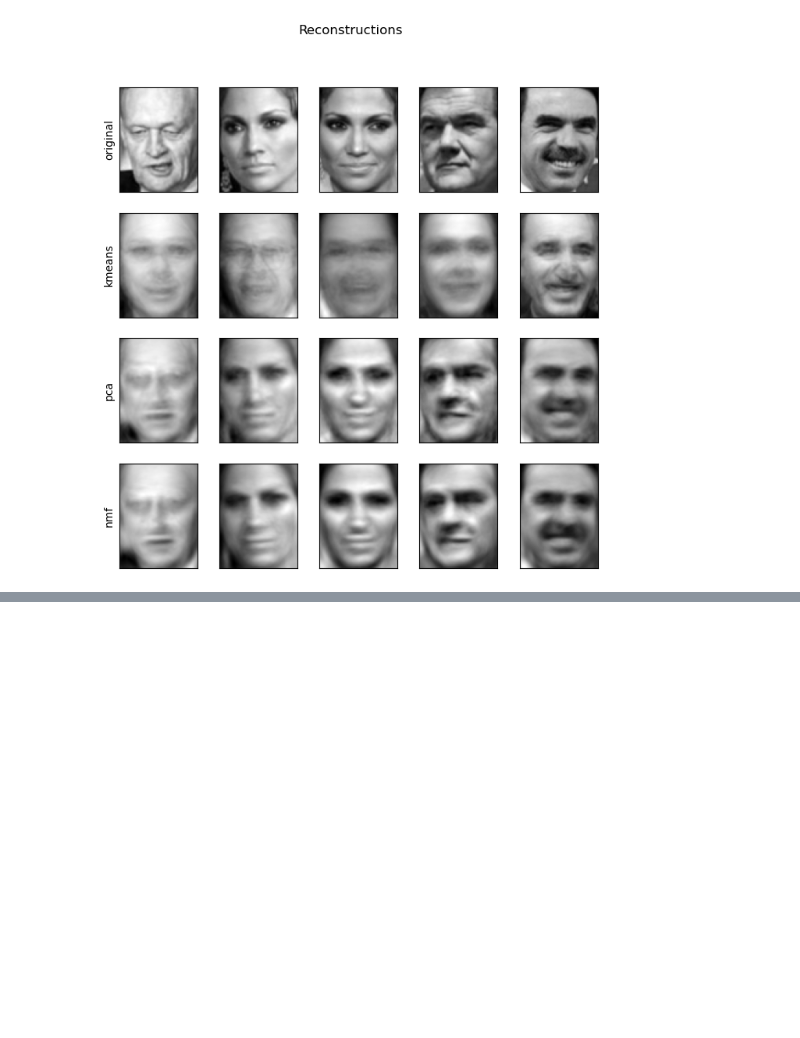
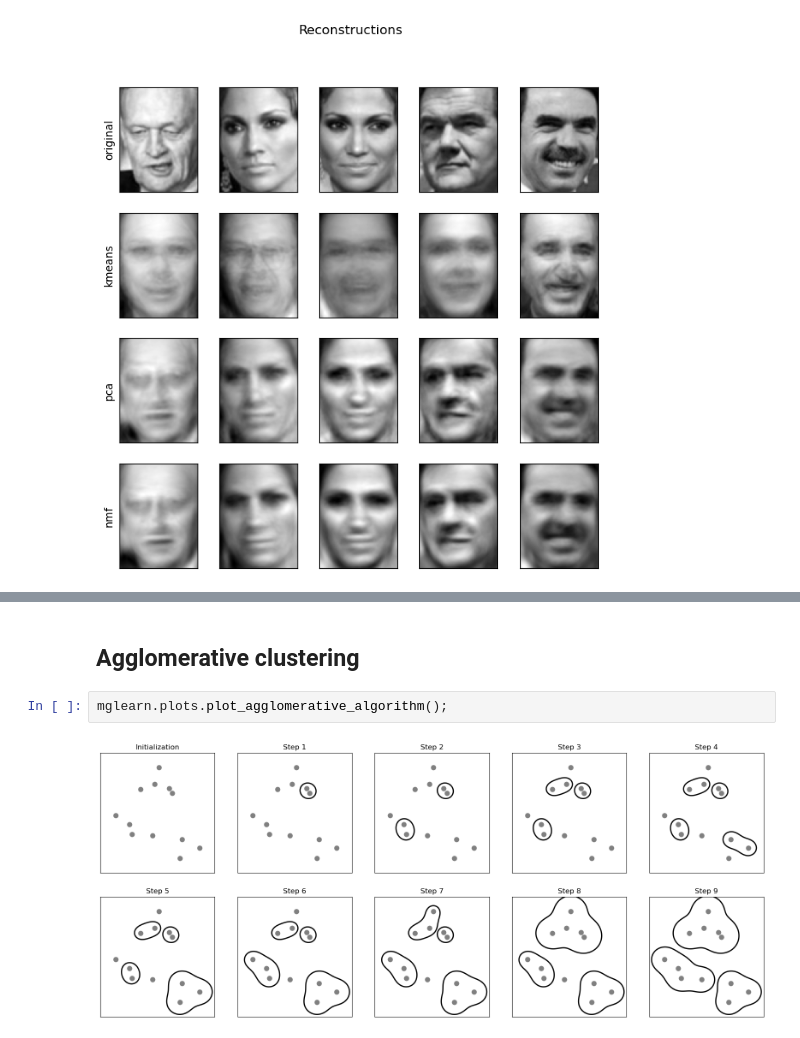
Before and after one commit to WilcoJohn/Progress-ML, a Jupyter notebook: CHP3-UnsupLearning&Preproc/3.2 Vector quantization.ipynb, the cells around one changed output, grey strips where cells are left out. Cells and saved outputs as stored; diff of their text form; blank space fills up the shorter version.

```diff
--- a/CHP3-UnsupLearning&Preproc/3.2 Vector quantization.ipynb
+++ b/CHP3-UnsupLearning&Preproc/3.2 Vector quantization.ipynb
@@ -95,0 +127,6 @@ plt.scatter(X[:,0],X[:,1], c=y_pred, s=60, cmap='Paired');
+# %% [markdown]
+## Agglomerative clustering
+# %%
+mglearn.plots.plot_agglomerative_algorithm();
+# %% [output]
+[figure, added]
```
Also changed, not shown: parts of 14 cells of this notebook.
